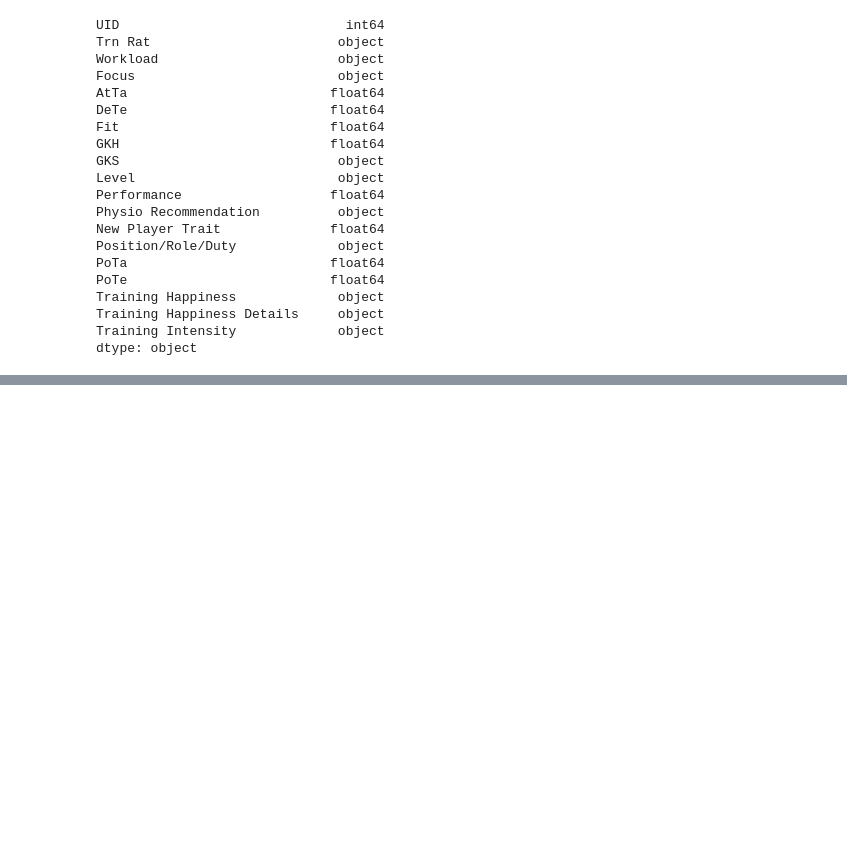
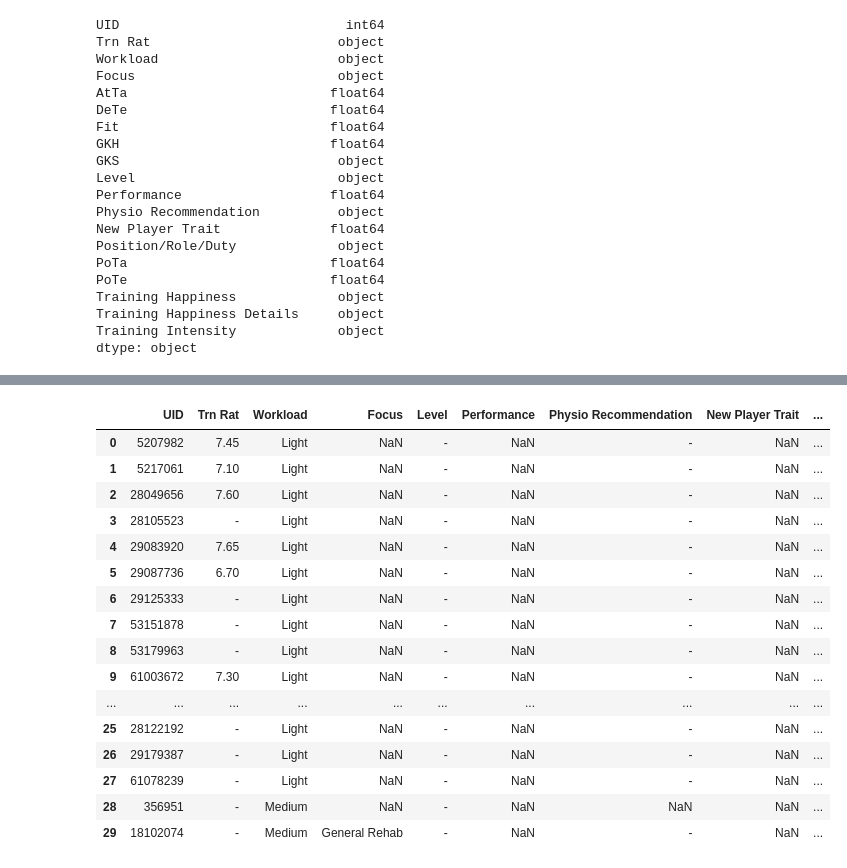
Before and after one commit to leonardodesantana/data-hibs, a Jupyter notebook: notebooks/Training DB treatments.ipynb, the cells around one changed output, grey strips where cells are left out. Cells and saved outputs as stored; diff of their text form; code cells hidden in the pictures; blank space fills up the shorter version.

```diff
--- a/notebooks/Training DB treatments.ipynb
+++ b/notebooks/Training DB treatments.ipynb
@@ -123,3 +105,10 @@ Training Happiness             object
 Training Happiness Details     object
 Training Intensity             object
 dtype: object
+# %%
+#dropping unnecessary columns
+columns_to_drop = ['AtTa','DeTe','Fit','GKH','GKS','PoTa','PoTe']
+
+df.drop(columns=columns_to_drop, inplace=True)
+
+df.head(5)
@@ -125,0 +122,23 @@ dtype: object
+# %%
+training_date = '6/28/2021'
+
+df['Week of the Session'] = training_date
+df
+# %% [output]
+|  | UID | Trn Rat | Workload | Focus | Level | Performance | Physio Recommendation | New Player Trait | ... |
+| 0 | 5207982 | 7.45 | Light | NaN | - | NaN | - | NaN | ... |
+| 1 | 5217061 | 7.10 | Light | NaN | - | NaN | - | NaN | ... |
+| 2 | 28049656 | 7.60 | Light | NaN | - | NaN | - | NaN | ... |
+| 3 | 28105523 | - | Light | NaN | - | NaN | - | NaN | ... |
+| 4 | 29083920 | 7.65 | Light | NaN | - | NaN | - | NaN | ... |
+| 5 | 29087736 | 6.70 | Light | NaN | - | NaN | - | NaN | ... |
+| 6 | 29125333 | - | Light | NaN | - | NaN | - | NaN | ... |
+| 7 | 53151878 | - | Light | NaN | - | NaN | - | NaN | ... |
+| 8 | 53179963 | - | Light | NaN | - | NaN | - | NaN | ... |
+| 9 | 61003672 | 7.30 | Light | NaN | - | NaN | - | NaN | ... |
+| ... | ... | ... | ... | ... | ... | ... | ... | ... | ... |
+| 25 | 28122192 | - | Light | NaN | - | NaN | - | NaN | ... |
+| 26 | 29179387 | - | Light | NaN | - | NaN | - | NaN | ... |
+| 27 | 61078239 | - | Light | NaN | - | NaN | - | NaN | ... |
+| 28 | 356951 | - | Medium | NaN | - | NaN | NaN | NaN | ... |
+| 29 | 18102074 | - | Medium | General Rehab | - | NaN | - | NaN | ... |
```
Also changed, not shown: parts of 3 cells of this notebook.
